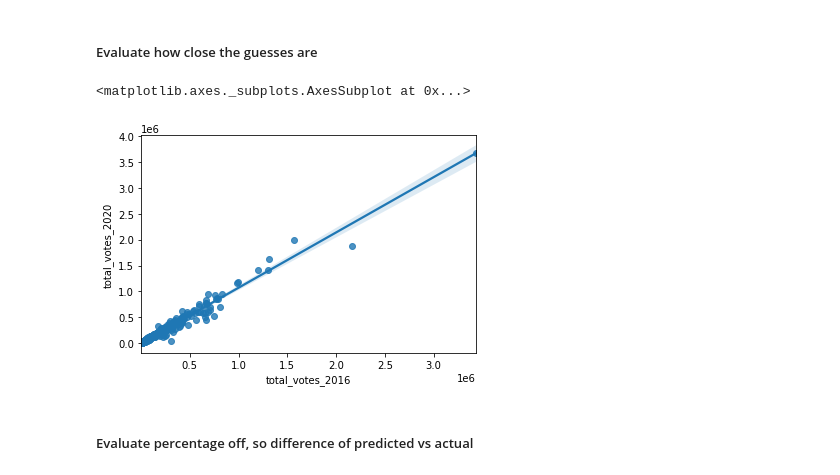
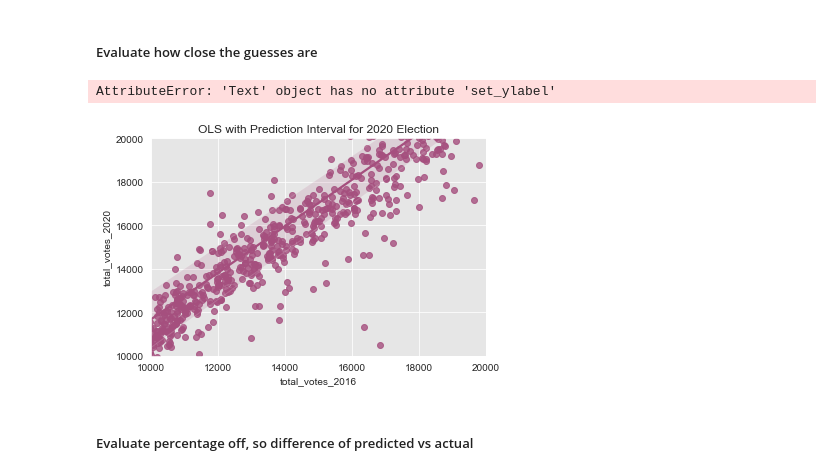
Before and after one commit to madelinekinnaird/washington-post-election-night-model, a Jupyter notebook: Modeling.ipynb, the cells around one changed output. Drawn from its saved outputs; the diff is of its cells as text; code cells hidden in the pictures.

```diff
--- a/Modeling.ipynb
+++ b/Modeling.ipynb
@@ -89,11 +135,15 @@ r2_score(reg_ytrue, reg_ypred)
 0.9803234769785992
 # %% [markdown]
 ##### Evaluate how close the guesses are
-# %%
-sns.regplot(x='total_votes_2016', y='total_votes_2020', data=df)
-# %% [output]
-<matplotlib.axes._subplots.AxesSubplot at 0x...>
-[figure, removed]
+# %%
+
+ax=sns.regplot(x='total_votes_2016', y='total_votes_2020', data=df, color = "#a54f7e").set_title('OLS with Prediction Interval for 2020 Election')
+plt.xlim(10000, 20000)
+plt.ylim(10000, 20000)
+fig.suptitle('Figure 4: Age Groups vs. Voting in 2020', fontsize=12, y=1.01)
+# %% [output]
+AttributeError: 'Text' object has no attribute 'set_ylabel'
+[figure, added]
 # %% [markdown]
 ##### Evaluate percentage off, so difference of predicted vs actual
 # %%
```
Also changed, not shown: parts of 42 cells of this notebook.
